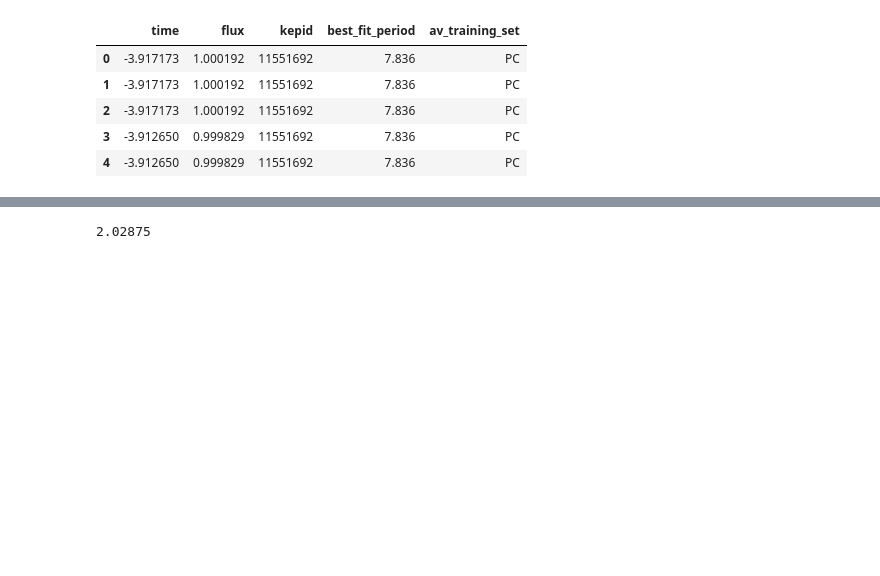
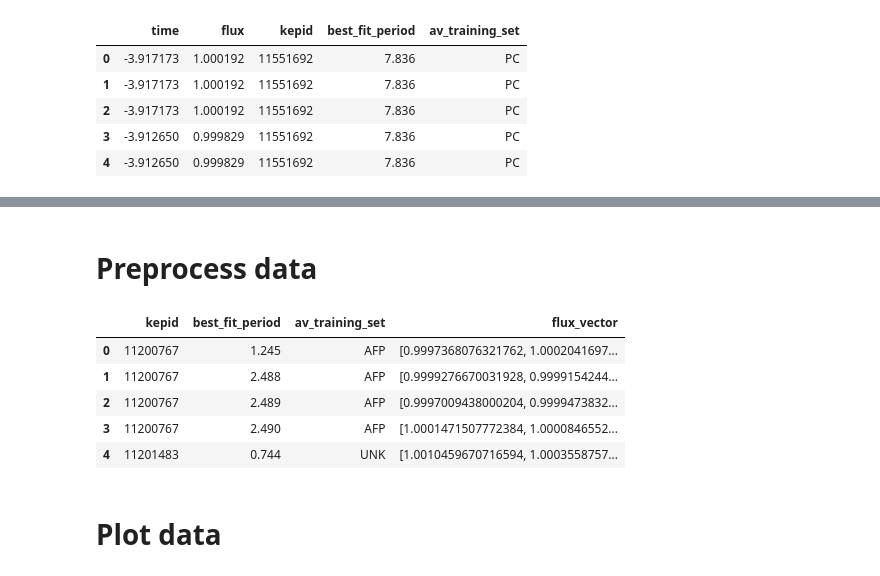
Before and after one commit to DerrickDDInAI/astro, a Jupyter notebook: core/ml_training.ipynb, the cells around one changed output, grey strips where cells are left out. Cells and saved outputs as stored; diff of their text form; code cells hidden in the pictures; blank space fills up the shorter version.

```diff
--- a/core/ml_training.ipynb
+++ b/core/ml_training.ipynb
@@ -89,4 +74,2 @@ av_training_set         NaN         NaN
-# %%
-(0.5 + 0.808 + 1.49 + 5.317)/4
-# %% [output]
-2.02875
+# %% [markdown]
+# Preprocess data
@@ -92,0 +79,19 @@ av_training_set         NaN         NaN
+# %%
+# list flux values into 1 vector per observation mission
+
+# group DataFrame by "kepid", "best_fit_period", "av_training_set"  and list flux values per group
+cols = ["kepid", "best_fit_period", "av_training_set", "flux"]
+kepler_tce_df = kepler_tce_df[cols].groupby(cols[:-1]).flux.apply(np.array)
+
+# change name
+kepler_tce_df = kepler_tce_df.reset_index(name="flux_vector")
+kepler_tce_df.head()
+# %% [output]
+|  | kepid | best_fit_period | av_training_set | flux_vector |
+| 0 | 11200767 | 1.245 | AFP | [0.9997368076321762, 1.0002041697... |
+| 1 | 11200767 | 2.488 | AFP | [0.9999276670031928, 0.9999154244... |
+| 2 | 11200767 | 2.489 | AFP | [0.9997009438000204, 0.9999473832... |
+| 3 | 11200767 | 2.490 | AFP | [1.0001471507772384, 1.0000846552... |
+| 4 | 11201483 | 0.744 | UNK | [1.0010459670716594, 1.0003558757... |
+# %% [markdown]
+# Plot data
```
Also changed, not shown: parts of 15 cells of this notebook.
